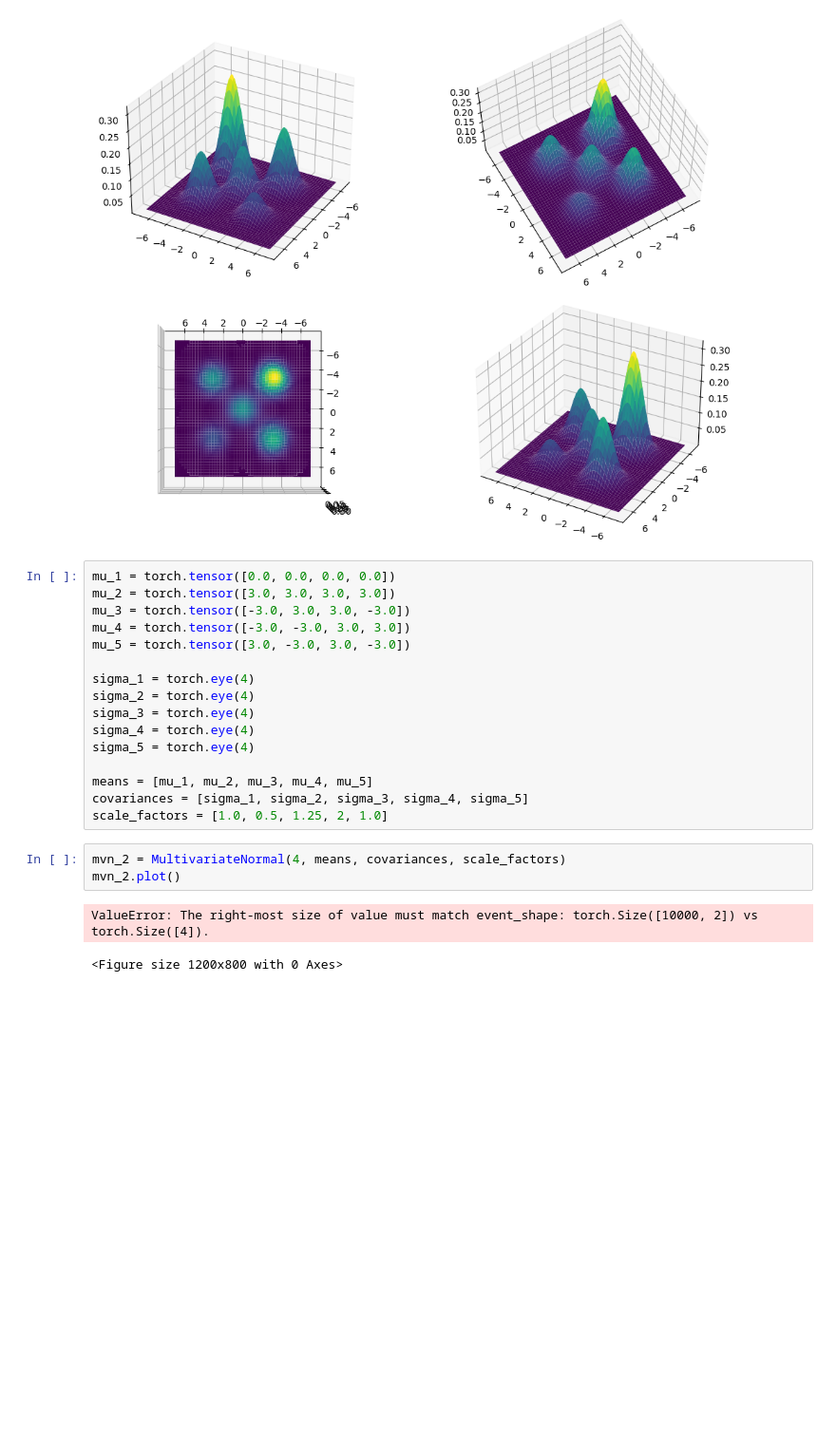
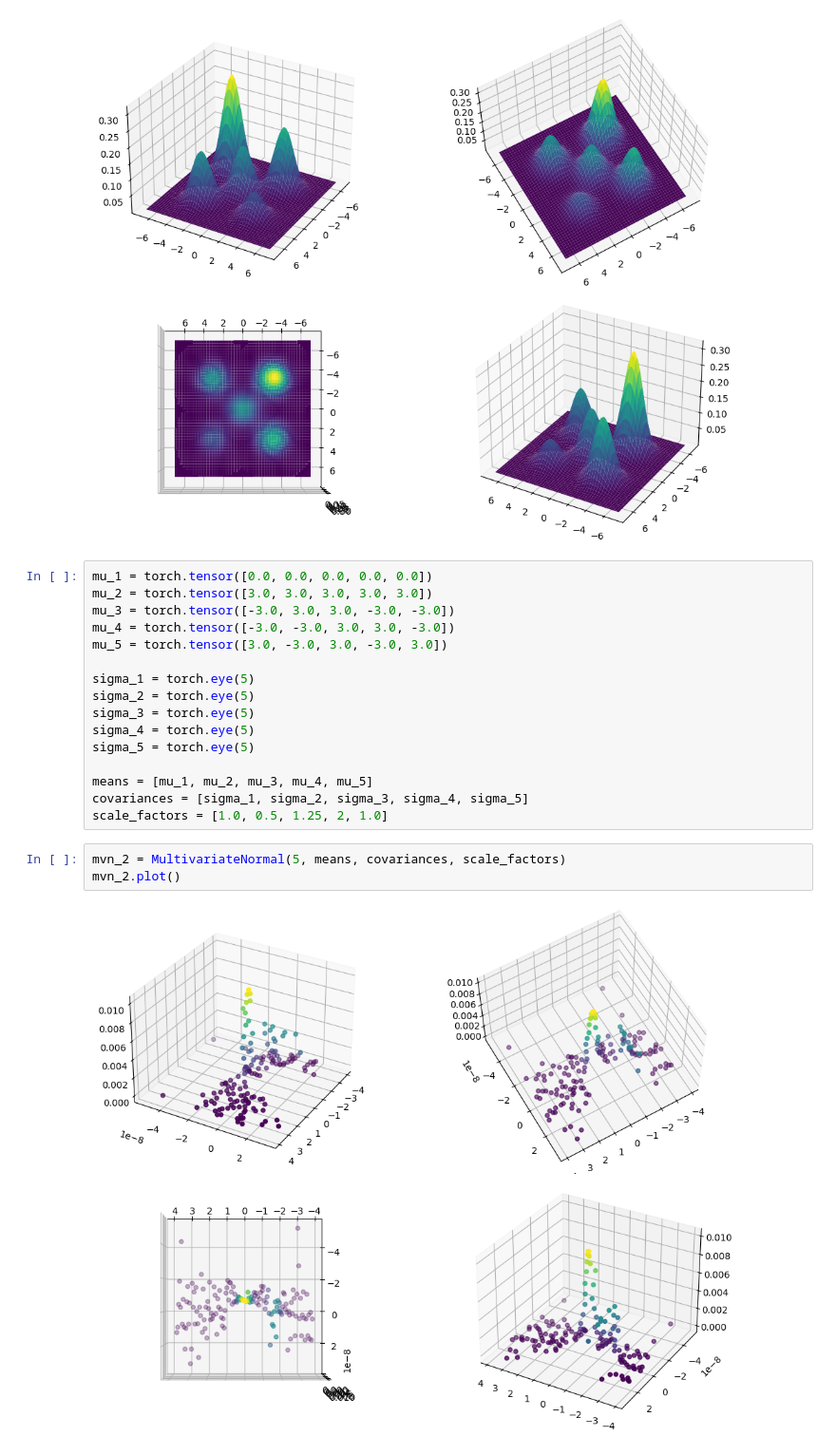
Before and after one commit to SESM-TEC/PySESM-Final-Commit, a Jupyter notebook: PySESM/test_functions/gaussian.ipynb, the cells around one changed output. Shown: that part at 95% size. Cells and saved outputs as stored; diff of their text form; blank space fills up the shorter version.

```diff
--- a/PySESM/test_functions/gaussian.ipynb
+++ b/PySESM/test_functions/gaussian.ipynb
@@ -111,24 +123,23 @@ mvn_1.plot()
 # %% [output]
 [figure]
 # %%
-mu_1 = torch.tensor([0.0, 0.0, 0.0, 0.0])
-mu_2 = torch.tensor([3.0, 3.0, 3.0, 3.0])
-mu_3 = torch.tensor([-3.0, 3.0, 3.0, -3.0])
-mu_4 = torch.tensor([-3.0, -3.0, 3.0, 3.0])
-mu_5 = torch.tensor([3.0, -3.0, 3.0, -3.0])
+mu_1 = torch.tensor([0.0, 0.0, 0.0, 0.0, 0.0])
+mu_2 = torch.tensor([3.0, 3.0, 3.0, 3.0, 3.0])
+mu_3 = torch.tensor([-3.0, 3.0, 3.0, -3.0, -3.0])
+mu_4 = torch.tensor([-3.0, -3.0, 3.0, 3.0, -3.0])
+mu_5 = torch.tensor([3.0, -3.0, 3.0, -3.0, 3.0])
 
-sigma_1 = torch.eye(4)
-sigma_2 = torch.eye(4)
-sigma_3 = torch.eye(4)
-sigma_4 = torch.eye(4)
-sigma_5 = torch.eye(4)
+sigma_1 = torch.eye(5)
+sigma_2 = torch.eye(5)
+sigma_3 = torch.eye(5)
+sigma_4 = torch.eye(5)
+sigma_5 = torch.eye(5)
 
 means = [mu_1, mu_2, mu_3, mu_4, mu_5]
 covariances = [sigma_1, sigma_2, sigma_3, sigma_4, sigma_5]
 scale_factors = [1.0, 0.5, 1.25, 2, 1.0]
 # %%
-mvn_2 = MultivariateNormal(4, means, covariances, scale_factors)
+mvn_2 = MultivariateNormal(5, means, covariances, scale_factors)
 mvn_2.plot()
 # %% [output]
-ValueError: The right-most size of value must match event_shape: torch.Size([10000, 2]) vs torch.Size([4]).
-<Figure size 1200x800 with 0 Axes>
+[figure, added]
```
Also changed, not shown: parts of 2 cells of this notebook, 3 other files.
